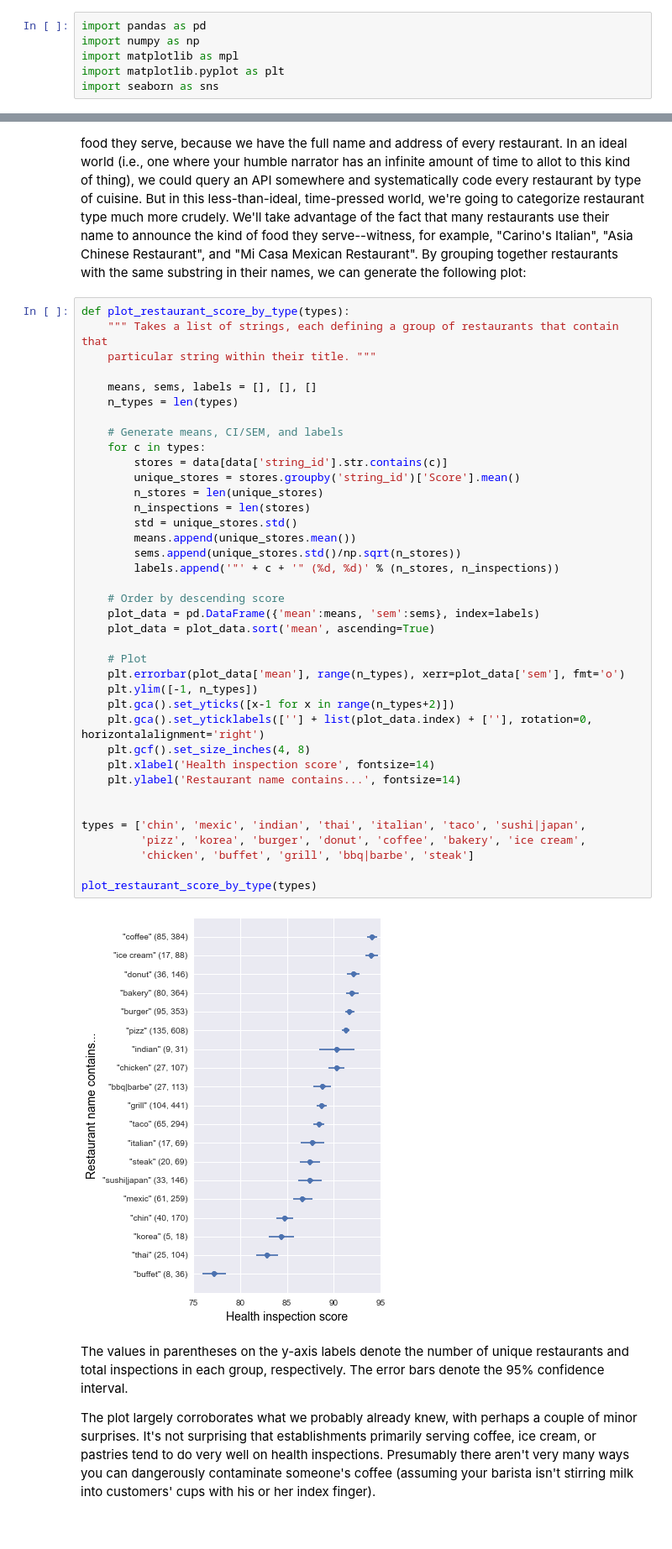
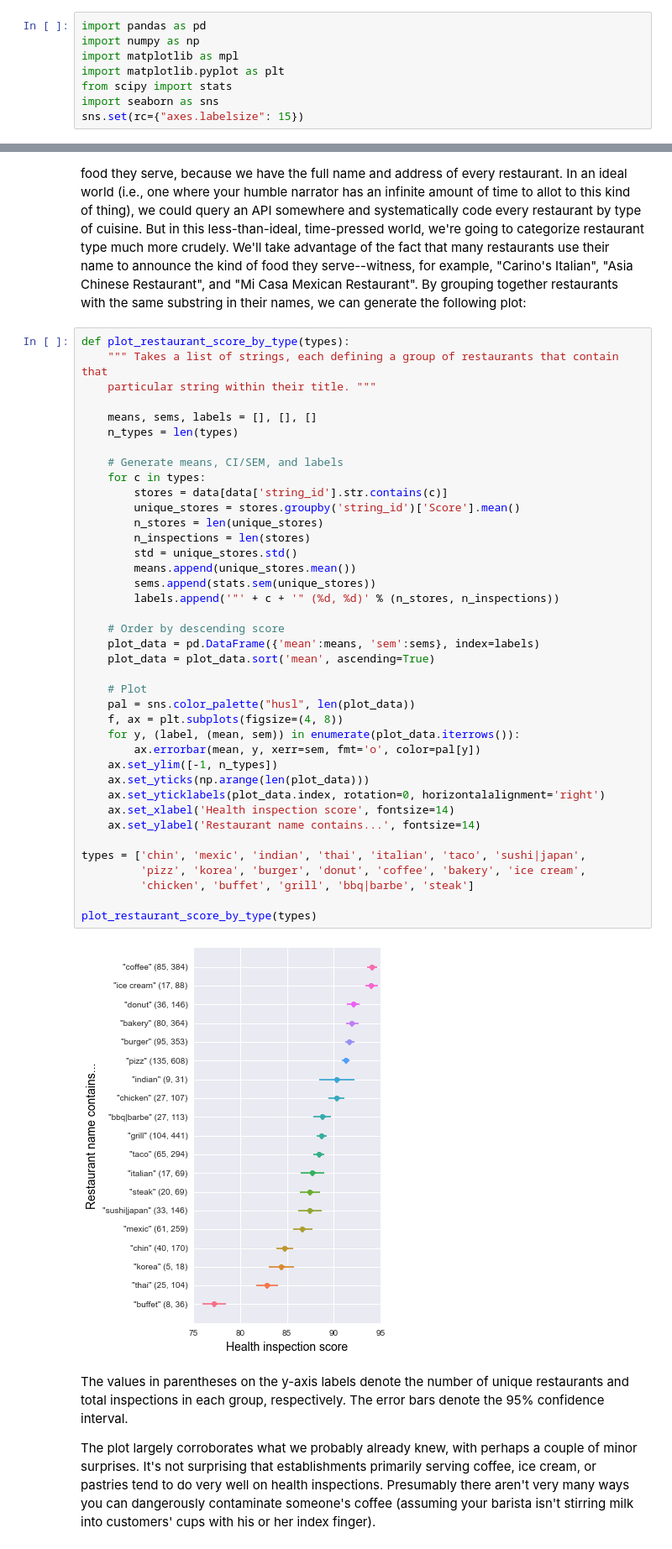
Before and after one commit to tyarkoni/open-data-flights, a Jupyter notebook: health-inspection/flight1.ipynb, the cells around one changed output, grey strips where cells are left out. Shown at 84% size. Drawn from its saved outputs; the diff is of its cells as text.

```diff
--- a/health-inspection/flight1.ipynb
+++ b/health-inspection/flight1.ipynb
@@ -15,7 +15,9 @@ import pandas as pd
 import numpy as np
 import matplotlib as mpl
 import matplotlib.pyplot as plt
+from scipy import stats
 import seaborn as sns
+sns.set(rc={"axes.labelsize": 15})
 # %% [markdown]
 <h3>AbracaDATAbra!</h3>
 Next, we read in the data from CSV and take a look at what we're working with. We also manage to come up with a rather silly section header.
@@ -182,43 +172,44 @@ While we don't have any obvious way of identifying the conscientiousness level o
 # %%
 def plot_restaurant_score_by_type(types):
     """ Takes a list of strings, each defining a group of restaurants that contain that
     particular string within their title. """
 
     means, sems, labels = [], [], []
     n_types = len(types)
 
     # Generate means, CI/SEM, and labels
     for c in types:
         stores = data[data['string_id'].str.contains(c)]
         unique_stores = stores.groupby('string_id')['Score'].mean()
         n_stores = len(unique_stores)
         n_inspections = len(stores)
         std = unique_stores.std()
         means.append(unique_stores.mean())
-        sems.append(unique_stores.std()/np.sqrt(n_stores))
+        sems.append(stats.sem(unique_stores))
         labels.append('"' + c + '" (%d, %d)' % (n_stores, n_inspections))
 
     # Order by descending score
     plot_data = pd.DataFrame({'mean':means, 'sem':sems}, index=labels)
     plot_data = plot_data.sort('mean', ascending=True)
 
     # Plot
-    plt.errorbar(plot_data['mean'], range(n_types), xerr=plot_data['sem'], fmt='o')
-    plt.ylim([-1, n_types])
-    plt.gca().set_yticks([x-1 for x in range(n_types+2)])
-    plt.gca().set_yticklabels([''] + list(plot_data.index) + [''], rotation=0, horizontalalignment='right')
-    plt.gcf().set_size_inches(4, 8)
-    plt.xlabel('Health inspection score', fontsize=14)
-    plt.ylabel('Restaurant name contains...', fontsize=14)
-
+    pal = sns.color_palette("husl", len(plot_data))
+    f, ax = plt.subplots(figsize=(4, 8))
+    for y, (label, (mean, sem)) in enumerate(plot_data.iterrows()):
+        ax.errorbar(mean, y, xerr=sem, fmt='o', color=pal[y])
+    ax.set_ylim([-1, n_types])
+    ax.set_yticks(np.arange(len(plot_data)))
+    ax.set_yticklabels(plot_data.index, rotation=0, horizontalalignment='right')
+    ax.set_xlabel('Health inspection score', fontsize=14)
+    ax.set_ylabel('Restaurant name contains...', fontsize=14)
 
 types = ['chin', 'mexic', 'indian', 'thai', 'italian', 'taco', 'sushi|japan',
          'pizz', 'korea', 'burger', 'donut', 'coffee', 'bakery', 'ice cream',
          'chicken', 'buffet', 'grill', 'bbq|barbe', 'steak']
 
 plot_restaurant_score_by_type(types)
 # %% [output]
-[figure, old version]
+[figure, new version]
 # %% [markdown]
 The values in parentheses on the y-axis labels denote the number of unique restaurants and total inspections in each group, respectively. The error bars denote the 95% confidence interval.
 
```
Also changed, not shown: parts of 11 cells of this notebook.
